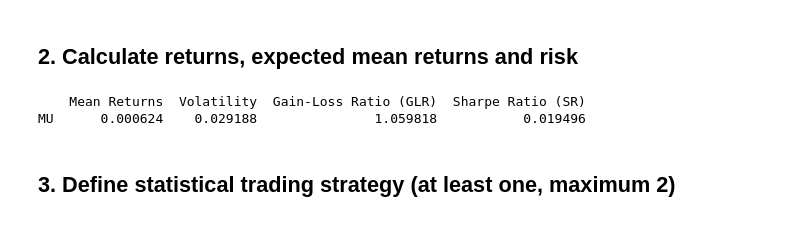
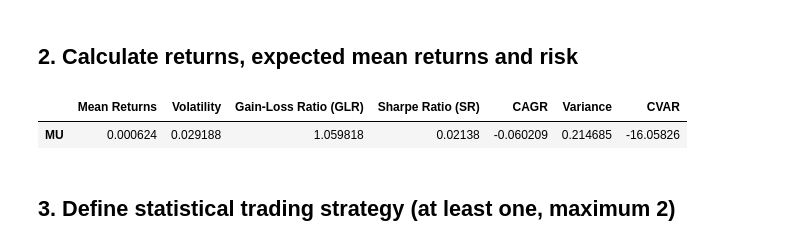
Before and after one commit to TomasCarvalho21/OEODProject, a Jupyter notebook: main.ipynb, the cells around one changed output. Drawn from its saved outputs; the diff is of its cells as text; code cells hidden in the pictures.

```diff
--- a/main.ipynb
+++ b/main.ipynb
@@ -57,38 +65,54 @@ data.Close.plot()
 # %%
 # Asset Returns/Rate of Returns: the cumulative daily rate of return is useful to determine /
 #                                   the value of an investment at regular intervals.
 data_close = data[['Close']]
 data_close.columns = ['MU']
 
 returns = np.log(data_close / data_close.shift(1))
 returns = returns.dropna()
 
 # Expected Mean Returns
 mean_returns = returns.mean()
 
 # Volatility: market volatility is defined as the standard deviation of prices/returns.
 vol = returns.std()
 
 # Gain-Loss Ratio (GLR) represents the relative relationship of trades with a positive /
 #                                       return and trades with a negative return
 glr = returns[returns['MU'] > 0].sum() / returns[returns['MU'] < 0].sum().abs()
 
 # Sharpe Ratio (SR) is the amount of excess return over the risk-free rate as the relevant measure of risk.
 ## rf is daily risk free rate.
-rf = (1.02 ** (1 / 360)) - 1
-sr = (mean_returns - rf) / vol
+# rf = (1.02 ** (1 / 360)) - 1
+
+risk_free_rate = 0
+sr = (mean_returns - risk_free_rate) / vol
+
+# Compound Annual Growth Rate (CAGR)
+cumulative_returns = returns.cumsum()
+num_trading_days = len(returns)
+cagr = (cumulative_returns['MU'][-1]) ** (252/num_trading_days) - 1
+
+# Variance
+var = returns.var() * 252
+
+# CVAR
+cvar = returns[returns <= np.percentile(returns, 5)].mean() * 252
 
 # See metrics in table format
 data_summary = pd.DataFrame({
     'Mean Returns': mean_returns,
     'Volatility': vol,
     'Gain-Loss Ratio (GLR)': glr,
-    'Sharpe Ratio (SR)': sr
+    'Sharpe Ratio (SR)': sr,
+    'CAGR': cagr,
+    'Variance': var,
+    'CVAR': cvar
 })
 
-print(data_summary)
+data_summary
 # %% [output]
-    Mean Returns  Volatility  Gain-Loss Ratio (GLR)  Sharpe Ratio (SR)
-MU      0.000624    0.029188               1.059818           0.019496
+|  | Mean Returns | Volatility | Gain-Loss Ratio (GLR) | Sharpe Ratio (SR) | CAGR | Variance | CVAR |
+| MU | 0.000624 | 0.029188 | 1.059818 | 0.02138 | -0.060209 | 0.214685 | -16.05826 |
 # %% [markdown]
 ## 3. Define statistical trading strategy (at least one, maximum 2)
```
Also changed, not shown: parts of 4 cells of this notebook, 2 other files.
